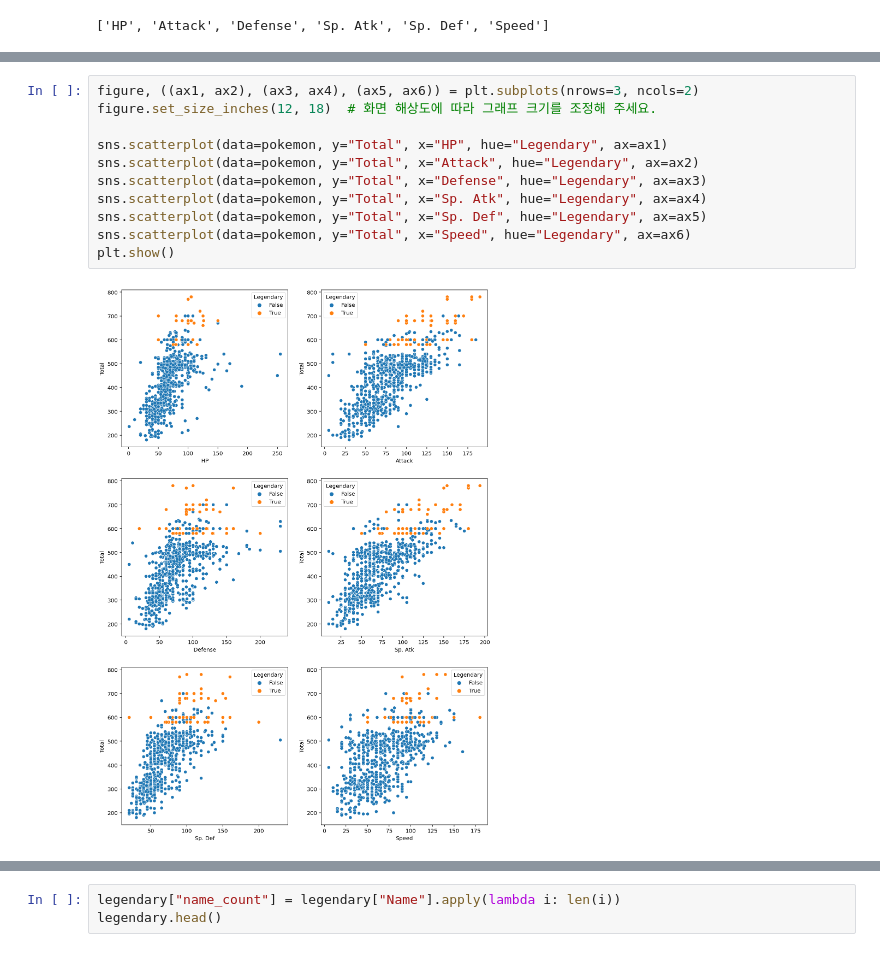
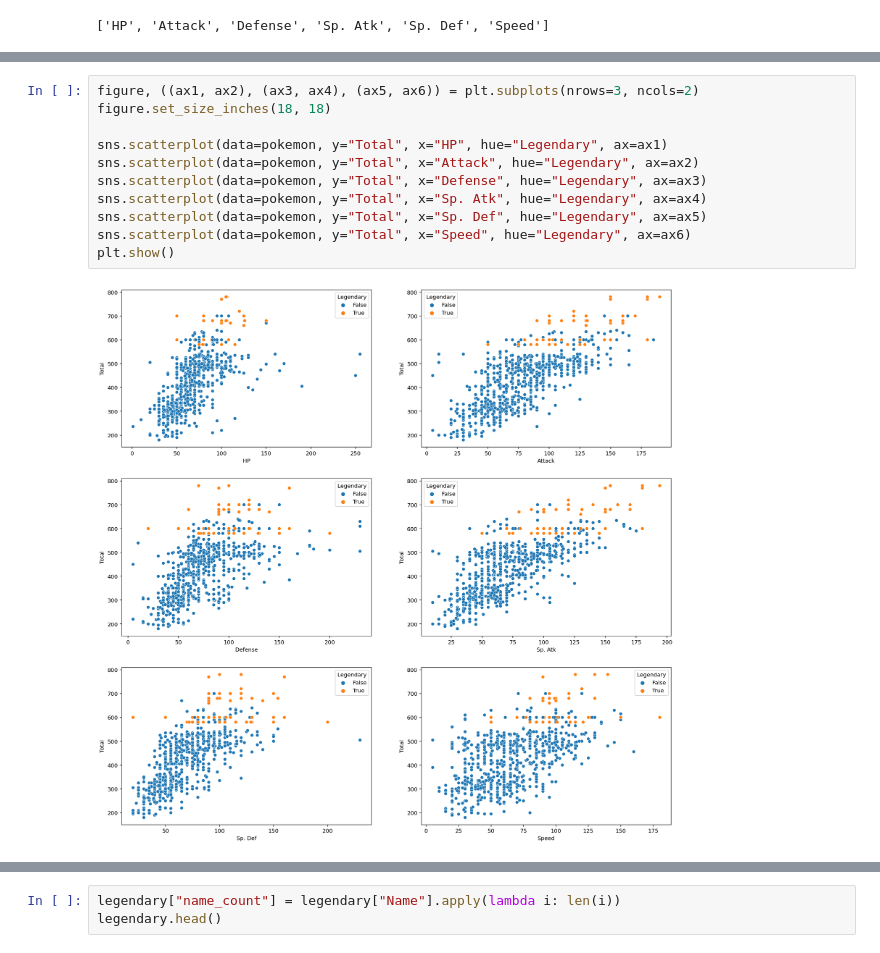
Before and after one commit to ai-rtistic/AIFFEL-Project, a Jupyter notebook: Fundamental/FD10_EDA.ipynb, the cells around one changed output, grey strips where cells are left out. Saved outputs shown, nothing was run; the diff lists cells and outputs as text.

```diff
--- a/Fundamental/FD10_EDA.ipynb
+++ b/Fundamental/FD10_EDA.ipynb
@@ -170,13 +333,13 @@ plt.show()
 # %%
 figure, ((ax1, ax2), (ax3, ax4), (ax5, ax6)) = plt.subplots(nrows=3, ncols=2)
-figure.set_size_inches(12, 18)  # 화면 해상도에 따라 그래프 크기를 조정해 주세요.
+figure.set_size_inches(18, 18)
 
 sns.scatterplot(data=pokemon, y="Total", x="HP", hue="Legendary", ax=ax1)
 sns.scatterplot(data=pokemon, y="Total", x="Attack", hue="Legendary", ax=ax2)
 sns.scatterplot(data=pokemon, y="Total", x="Defense", hue="Legendary", ax=ax3)
 sns.scatterplot(data=pokemon, y="Total", x="Sp. Atk", hue="Legendary", ax=ax4)
 sns.scatterplot(data=pokemon, y="Total", x="Sp. Def", hue="Legendary", ax=ax5)
 sns.scatterplot(data=pokemon, y="Total", x="Speed", hue="Legendary", ax=ax6)
 plt.show()
 # %% [output]
-[figure, old version]
+[figure, new version]
```
Also changed, not shown: parts of 112 cells of this notebook.
